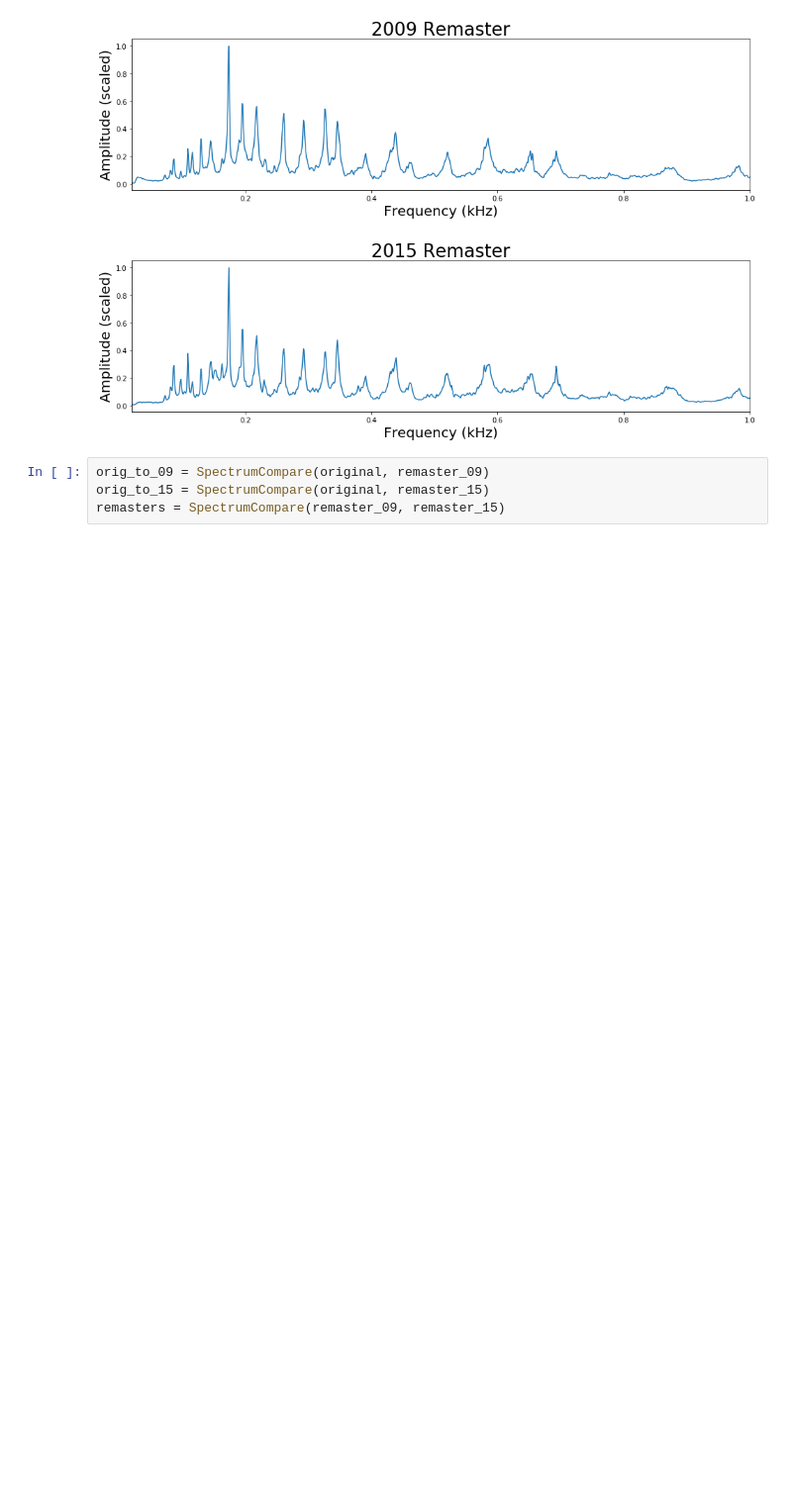
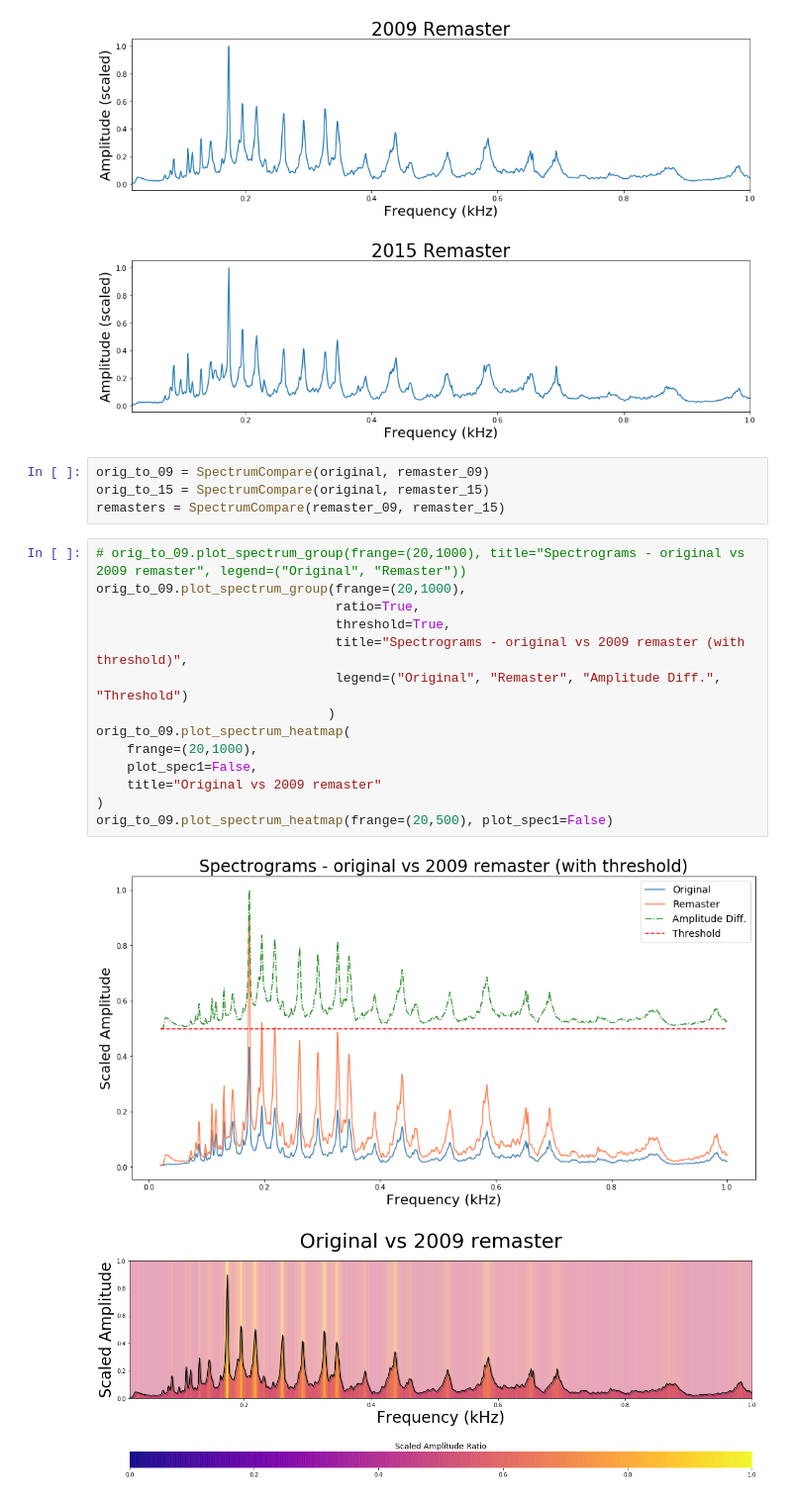
Before and after one commit to QED0711/audio_analyzer, a Jupyter notebook: main.ipynb, the cells around one changed output. Shown at 99% size. Cells and saved outputs as stored; diff of their text form; blank space fills up the shorter version.

```diff
--- a/main.ipynb
+++ b/main.ipynb
@@ -20,3 +20,20 @@ remaster_15.plot_spectrum(min_freq=20, max_freq=1000, title="2015 Remaster")
 orig_to_09 = SpectrumCompare(original, remaster_09)
 orig_to_15 = SpectrumCompare(original, remaster_15)
 remasters = SpectrumCompare(remaster_09, remaster_15)
+# %%
+# orig_to_09.plot_spectrum_group(frange=(20,1000), title="Spectrograms - original vs 2009 remaster", legend=("Original", "Remaster"))
+orig_to_09.plot_spectrum_group(frange=(20,1000),
+                               ratio=True,
+                               threshold=True,
+                               title="Spectrograms - original vs 2009 remaster (with threshold)",
+                               legend=("Original", "Remaster", "Amplitude Diff.", "Threshold")
+                              )
+orig_to_09.plot_spectrum_heatmap(
+    frange=(20,1000),
+    plot_spec1=False,
+    title="Original vs 2009 remaster"
+)
+orig_to_09.plot_spectrum_heatmap(frange=(20,500), plot_spec1=False)
+# %% [output]
+[figure, added]
+[figure, added]
```
Also changed, not shown: parts of 8 cells of this notebook, 4 other files.
